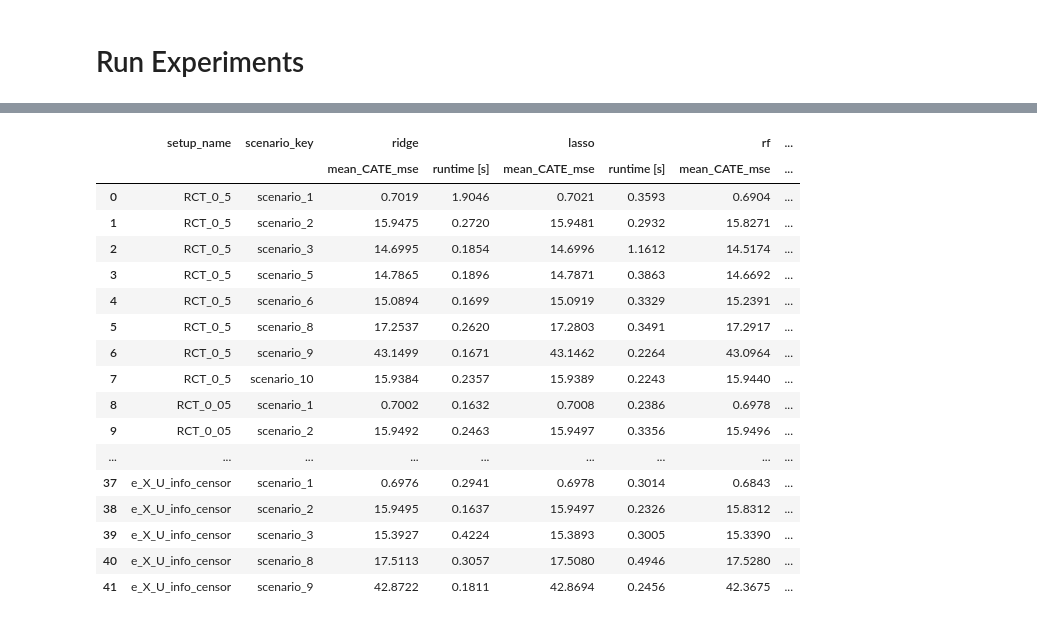
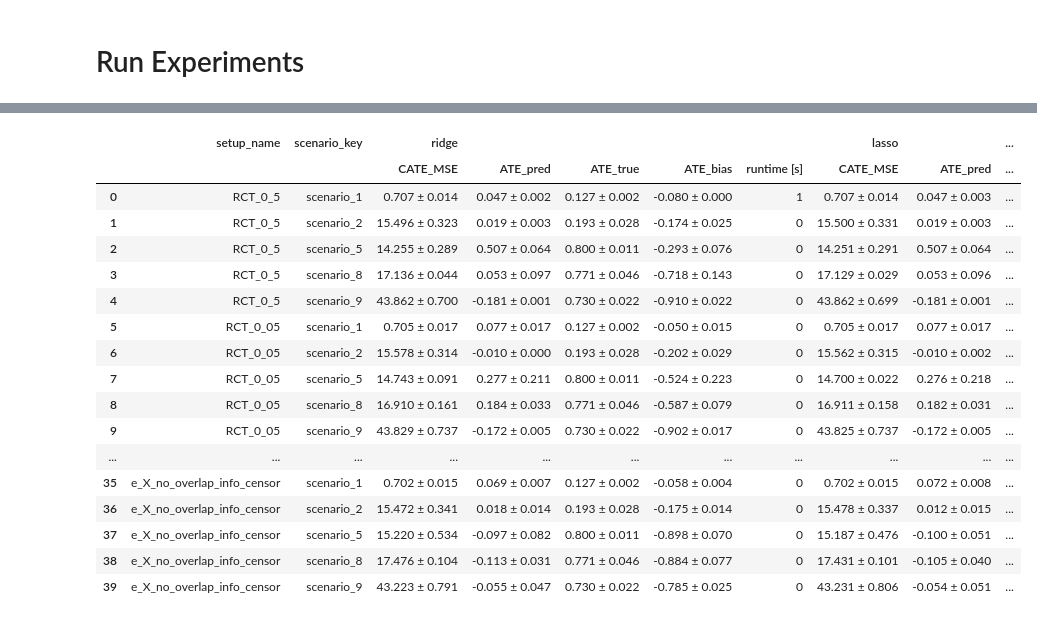
Before and after one commit to snoroozi/SurvHTE-Bench-PN, a Jupyter notebook: causal_impute_metalearner_S.ipynb, the cells around one changed output, grey strips where cells are left out. Drawn from its saved outputs; the diff is of its cells as text; code cells hidden in the pictures.

Commit message:
updated metalearners setup to include ATE and better abstraction

```diff
--- a/causal_impute_metalearner_S.ipynb
+++ b/causal_impute_metalearner_S.ipynb
@@ -69,0 +74,4 @@ experiment_repeat_setups
+# %%
+NUM_REPEATS_TO_INCLUDE = 10  # max 10
+NUM_TRAINING_DATA_POINTS = 5000 # max 45000
+TEST_SIZE = 5000
@@ -80,10 +90,10 @@ from tqdm import tqdm
 def prepare_data_split(dataset_df, experiment_repeat_setups, random_idx_col_list):
     split_results = {}
 
-    for col in random_idx_col_list:
-        random_idx = experiment_repeat_setups[col].values
-        test_ids = random_idx[-5000:]
-        train_ids = random_idx[:-5000]
+    for rand_idx in random_idx_col_list:
+        random_idx = experiment_repeat_setups[rand_idx].values
+        test_ids = random_idx[-TEST_SIZE:]
+        train_ids = random_idx[:min(NUM_TRAINING_DATA_POINTS, len(random_idx) - TEST_SIZE)]
 
         X_cols = [c for c in dataset_df.columns if c.startswith("X") and c[1:].isdigit()]
 
@@ -98,9 +108,9 @@ def prepare_data_split(dataset_df, experiment_repeat_setups, random_idx_col_list
         W_test = test_df["W"].to_numpy()
         Y_test = test_df[["observed_time", "event"]].to_numpy()
 
-        CATE_test_true = (test_df["T1"] - test_df["T0"]).to_numpy()
+        cate_test_true = (test_df["T1"] - test_df["T0"]).to_numpy()
 
-        split_results[col] = (X_train, W_train, Y_train, X_test, W_test, Y_test, CATE_test_true)
+        split_results[rand_idx] = (X_train, W_train, Y_train, X_test, W_test, Y_test, cate_test_true)
 
     return split_results
 # %%
@@ -169,23 +201,31 @@ for setup_name, setup_dict in tqdm(experiment_setups.items(), desc="Experiment S
 # %%
-def summarize_experiment_results(experiment_setups, base_regressors):
+def summarize_experiment_results(results_dict):
     records = []
 
-    for setup_name, setup_dict in experiment_setups.items():
+    for setup_name, setup_dict in results_dict.items():
         for scenario_key in setup_dict:
             row = {
                 ("setup_name", ""): setup_name,
                 ("scenario_key", ""): scenario_key
             }
 
-            for base_model in base_regressors:
-                avg_result = setup_dict[scenario_key].get("result", {}).get(base_model, {}).get("average", {})
-                mean_mse = avg_result.get("mean_CATE_MSE", np.nan)
-                std_mse = avg_result.get("std_CATE_MSE", np.nan)
+            for base_model in setup_dict[scenario_key]:
+                avg_result = setup_dict[scenario_key].get(base_model, {}).get("average", {})
+                mean_mse = avg_result.get("mean_cate_mse", np.nan)
+                std_mse = avg_result.get("std_cate_mse", np.nan)
+                mean_ate_pred = avg_result.get("mean_ate_pred", np.nan)
+                std_ate_pred = avg_result.get("std_ate_pred", np.nan)
+                mean_ate_true = avg_result.get("mean_ate_true", np.nan)
+                std_ate_true = avg_result.get("std_ate_true", np.nan)
+                mean_ate_bias = avg_result.get("mean_ate_bias", np.nan)
+                std_ate_bias = avg_result.get("std_ate_bias", np.nan)
                 runtime = avg_result.get("runtime", np.nan)
 
-                row[(base_model, "mean_CATE_mse")] = round(mean_mse, 4) if not pd.isna(mean_mse) else np.nan
-                # row[(base_model, "std_CATE_mse")] = round(std_mse, 4) if not pd.isna(std_mse) else np.nan
-                row[(base_model, "runtime [s]")] = round(runtime, 4) if not pd.isna(runtime) else np.nan
+                row[(base_model, "CATE_MSE")] = f"{mean_mse:.3f} ± {std_mse:.3f}" if not pd.isna(mean_mse) else np.nan
+                row[(base_model, "ATE_pred")] = f"{mean_ate_pred:.3f} ± {std_ate_pred:.3f}" if not pd.isna(mean_ate_pred) else np.nan
+                row[(base_model, "ATE_true")] = f"{mean_ate_true:.3f} ± {std_ate_true:.3f}" if not pd.isna(mean_ate_true) else np.nan
+                row[(base_model, "ATE_bias")] = f"{mean_ate_bias:.3f} ± {std_ate_bias:.3f}" if not pd.isna(mean_ate_bias) else np.nan
+                row[(base_model, "runtime [s]")] = round(runtime) if not pd.isna(runtime) else np.nan
 
             records.append(row)
 
@@ -194,6 +234,6 @@ def summarize_experiment_results(experiment_setups, base_regressors):
     return df
 # %%
 print("S-Learner Results")
-summary_df = summarize_experiment_results(experiment_setups, base_regressors)
+summary_df = summarize_experiment_results(results_dict)
 summary_df
 # %% [output]
@@ -201,18 +241,18 @@ S-Learner Results
-|  | setup_name | scenario_key | ridge |  | lasso |  | rf | ... |
-|  |  |  | mean_CATE_mse | runtime [s] | mean_CATE_mse | runtime [s] | mean_CATE_mse | ... |
-| 0 | RCT_0_5 | scenario_1 | 0.7019 | 1.9046 | 0.7021 | 0.3593 | 0.6904 | ... |
-| 1 | RCT_0_5 | scenario_2 | 15.9475 | 0.2720 | 15.9481 | 0.2932 | 15.8271 | ... |
-| 2 | RCT_0_5 | scenario_3 | 14.6995 | 0.1854 | 14.6996 | 1.1612 | 14.5174 | ... |
-| 3 | RCT_0_5 | scenario_5 | 14.7865 | 0.1896 | 14.7871 | 0.3863 | 14.6692 | ... |
-| 4 | RCT_0_5 | scenario_6 | 15.0894 | 0.1699 | 15.0919 | 0.3329 | 15.2391 | ... |
-| 5 | RCT_0_5 | scenario_8 | 17.2537 | 0.2620 | 17.2803 | 0.3491 | 17.2917 | ... |
-| 6 | RCT_0_5 | scenario_9 | 43.1499 | 0.1671 | 43.1462 | 0.2264 | 43.0964 | ... |
-| 7 | RCT_0_5 | scenario_10 | 15.9384 | 0.2357 | 15.9389 | 0.2243 | 15.9440 | ... |
-| 8 | RCT_0_05 | scenario_1 | 0.7002 | 0.1632 | 0.7008 | 0.2386 | 0.6978 | ... |
-| 9 | RCT_0_05 | scenario_2 | 15.9492 | 0.2463 | 15.9497 | 0.3356 | 15.9496 | ... |
-| ... | ... | ... | ... | ... | ... | ... | ... | ... |
-| 37 | e_X_U_info_censor | scenario_1 | 0.6976 | 0.2941 | 0.6978 | 0.3014 | 0.6843 | ... |
-| 38 | e_X_U_info_censor | scenario_2 | 15.9495 | 0.1637 | 15.9497 | 0.2326 | 15.8312 | ... |
-| 39 | e_X_U_info_censor | scenario_3 | 15.3927 | 0.4224 | 15.3893 | 0.3005 | 15.3390 | ... |
-| 40 | e_X_U_info_censor | scenario_8 | 17.5113 | 0.3057 | 17.5080 | 0.4946 | 17.5280 | ... |
-| 41 | e_X_U_info_censor | scenario_9 | 42.8722 | 0.1811 | 42.8694 | 0.2456 | 42.3675 | ... |
+|  | setup_name | scenario_key | ridge |  |  |  |  | lasso |  | ... |
+|  |  |  | CATE_MSE | ATE_pred | ATE_true | ATE_bias | runtime [s] | CATE_MSE | ATE_pred | ... |
+| 0 | RCT_0_5 | scenario_1 | 0.707 ± 0.014 | 0.047 ± 0.002 | 0.127 ± 0.002 | -0.080 ± 0.000 | 1 | 0.707 ± 0.014 | 0.047 ± 0.003 | ... |
+| 1 | RCT_0_5 | scenario_2 | 15.496 ± 0.323 | 0.019 ± 0.003 | 0.193 ± 0.028 | -0.174 ± 0.025 | 0 | 15.500 ± 0.331 | 0.019 ± 0.003 | ... |
+| 2 | RCT_0_5 | scenario_5 | 14.255 ± 0.289 | 0.507 ± 0.064 | 0.800 ± 0.011 | -0.293 ± 0.076 | 0 | 14.251 ± 0.291 | 0.507 ± 0.064 | ... |
+| 3 | RCT_0_5 | scenario_8 | 17.136 ± 0.044 | 0.053 ± 0.097 | 0.771 ± 0.046 | -0.718 ± 0.143 | 0 | 17.129 ± 0.029 | 0.053 ± 0.096 | ... |
+| 4 | RCT_0_5 | scenario_9 | 43.862 ± 0.700 | -0.181 ± 0.001 | 0.730 ± 0.022 | -0.910 ± 0.022 | 0 | 43.862 ± 0.699 | -0.181 ± 0.001 | ... |
+| 5 | RCT_0_05 | scenario_1 | 0.705 ± 0.017 | 0.077 ± 0.017 | 0.127 ± 0.002 | -0.050 ± 0.015 | 0 | 0.705 ± 0.017 | 0.077 ± 0.017 | ... |
+| 6 | RCT_0_05 | scenario_2 | 15.578 ± 0.314 | -0.010 ± 0.000 | 0.193 ± 0.028 | -0.202 ± 0.029 | 0 | 15.562 ± 0.315 | -0.010 ± 0.002 | ... |
+| 7 | RCT_0_05 | scenario_5 | 14.743 ± 0.091 | 0.277 ± 0.211 | 0.800 ± 0.011 | -0.524 ± 0.223 | 0 | 14.700 ± 0.022 | 0.276 ± 0.218 | ... |
+| 8 | RCT_0_05 | scenario_8 | 16.910 ± 0.161 | 0.184 ± 0.033 | 0.771 ± 0.046 | -0.587 ± 0.079 | 0 | 16.911 ± 0.158 | 0.182 ± 0.031 | ... |
+| 9 | RCT_0_05 | scenario_9 | 43.829 ± 0.737 | -0.172 ± 0.005 | 0.730 ± 0.022 | -0.902 ± 0.017 | 0 | 43.825 ± 0.737 | -0.172 ± 0.005 | ... |
+| ... | ... | ... | ... | ... | ... | ... | ... | ... | ... | ... |
+| 35 | e_X_no_overlap_info_censor | scenario_1 | 0.702 ± 0.015 | 0.069 ± 0.007 | 0.127 ± 0.002 | -0.058 ± 0.004 | 0 | 0.702 ± 0.015 | 0.072 ± 0.008 | ... |
+| 36 | e_X_no_overlap_info_censor | scenario_2 | 15.472 ± 0.341 | 0.018 ± 0.014 | 0.193 ± 0.028 | -0.175 ± 0.014 | 0 | 15.478 ± 0.337 | 0.012 ± 0.015 | ... |
+| 37 | e_X_no_overlap_info_censor | scenario_5 | 15.220 ± 0.534 | -0.097 ± 0.082 | 0.800 ± 0.011 | -0.898 ± 0.070 | 0 | 15.187 ± 0.476 | -0.100 ± 0.051 | ... |
+| 38 | e_X_no_overlap_info_censor | scenario_8 | 17.476 ± 0.104 | -0.113 ± 0.031 | 0.771 ± 0.046 | -0.884 ± 0.077 | 0 | 17.431 ± 0.101 | -0.105 ± 0.040 | ... |
+| 39 | e_X_no_overlap_info_censor | scenario_9 | 43.223 ± 0.791 | -0.055 ± 0.047 | 0.730 ± 0.022 | -0.785 ± 0.025 | 0 | 43.231 ± 0.806 | -0.054 ± 0.051 | ... |
```
Also changed, not shown: parts of 6 cells of this notebook, 3 other files.
